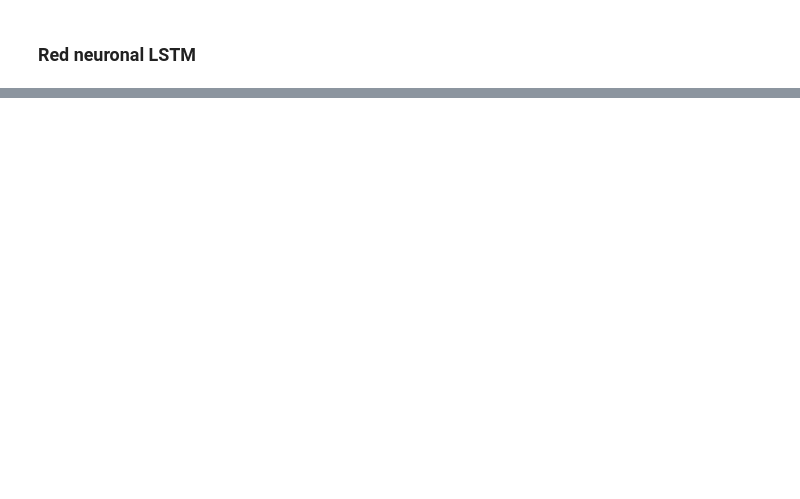
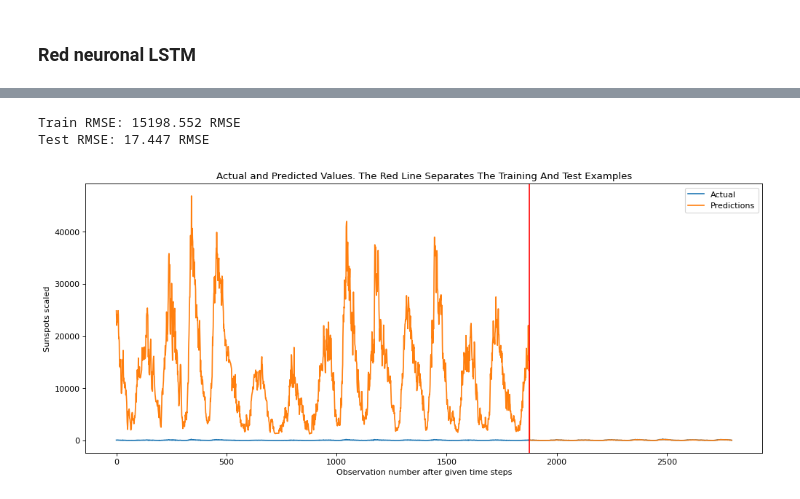
Before and after one commit to IPablo271/Deep-Learning, a Jupyter notebook: Labs/lab3.ipynb, the cells around one changed output, grey strips where cells are left out. Drawn from its saved outputs; the diff is of its cells as text; code cells hidden in the pictures; blank space fills up the shorter version.

```diff
--- a/Labs/lab3.ipynb
+++ b/Labs/lab3.ipynb
@@ -392,0 +294,19 @@ Basándonos en los resultados obtenidos, la elección más adecuada para resolve
+# %%
+def create_sequences(data3, seq_length):
+    X, y = [], []
+    for i in range(len(data3) - seq_length):
+        seq = data3[i:i + seq_length]
+        label = data3[i + seq_length]
+        X.append(seq)
+        y.append(label)
+    return np.array(X), np.array(y)
+
+seq_length = 12  # Longitud de la secuencia
+X_train3, y_train3 = create_sequences(train_data3, seq_length)
+X_test3, y_test3 = create_sequences(test_data3, seq_length)
+# %%
+model3 = Sequential()
+model3.add(LSTM(50, activation='relu', input_shape=(seq_length, 1)))
+model3.add(Dense(1))
+model3.compile(optimizer='adam', loss='mean_squared_error')
+model3.fit(X_train3, y_train3, epochs=50, batch_size=64)
@@ -392,0 +332,3 @@ Basándonos en los resultados obtenidos, la elección más adecuada para resolve
+# %%
+train_predictions3 = model3.predict(X_train3)
+test_predictions3 = model3.predict(X_test3)
@@ -392,0 +338,14 @@ Basándonos en los resultados obtenidos, la elección más adecuada para resolve
+# %%
+train_predictions3 = scaler.inverse_transform(train_predictions3)
+y_train3 = scaler.inverse_transform(y_train3)
+test_predictions3 = scaler.inverse_transform(test_predictions3)
+y_test3 = scaler.inverse_transform(y_test3)
+# %%
+print_error(y_train3, y_test3, train_predictions3, test_predictions3)
+# %% [output]
+Train RMSE: 15198.552 RMSE
+Test RMSE: 17.447 RMSE
+# %%
+plot_result(y_train3, y_test3, train_predictions3, test_predictions3)
+# %% [output]
+[figure, added]
```
Also changed, not shown: parts of 35 cells of this notebook.
